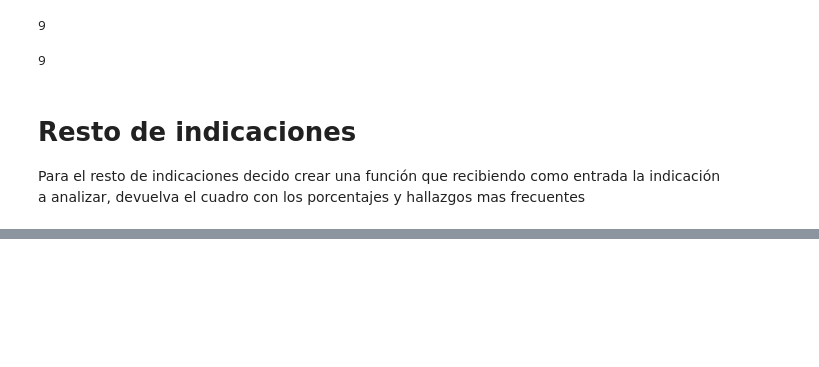
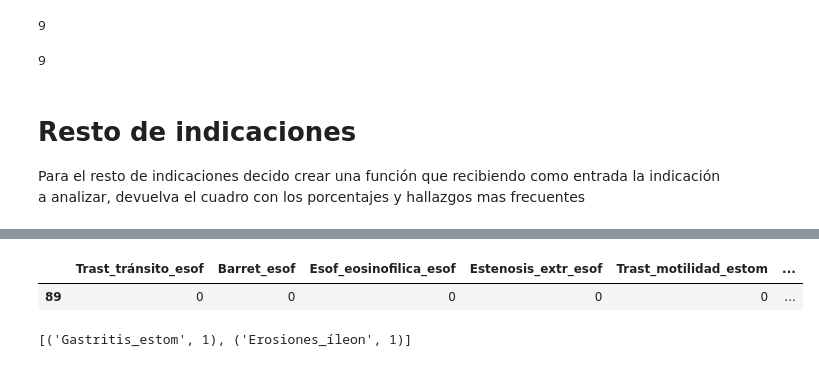
Before and after one commit to Hermenegildo12/Capsula_endoscopia, a Jupyter notebook: Capsula.ipynb, the cells around one changed output, grey strips where cells are left out. Cells and saved outputs as stored; diff of their text form; code cells hidden in the pictures; blank space fills up the shorter version.

```diff
--- a/Capsula.ipynb
+++ b/Capsula.ipynb
@@ -796,3 +818,9 @@ Anemia Uruguay hallazgos pruebas complementarias más frecuentes [('Erosiones_ye
 | Cidma | 53 | [6, 11.32 %] | [11, 20.75 %] | [33, 62.26 %] | [39, 73.58 %] |
 | Uruguay | 8 | [3, 37.5 %] | [0, 0.0 %] | [3, 37.5 %] | [5, 62.5 %] |
 ... (21 outputs left out)
+# %%
+cidma_a = datos[(datos['Médico']==0) & (datos["Alt_tránsito"]==1)]
+cidma_a[hz_prueba]
+# %% [output]
+|  | Trast_tránsito_esof | Barret_esof | Esof_eosinofilica_esof | Estenosis_extr_esof | Trast_motilidad_estom | ... |
+| 89 | 0 | 0 | 0 | 0 | 0 | ... |
@@ -798,0 +847,4 @@ Anemia Uruguay hallazgos pruebas complementarias más frecuentes [('Erosiones_ye
+# %%
+hz_prueba_frec_cidma
+# %% [output]
+[('Gastritis_estom', 1), ('Erosiones_íleon', 1)]
```
Also changed, not shown: parts of 5 cells of this notebook.
